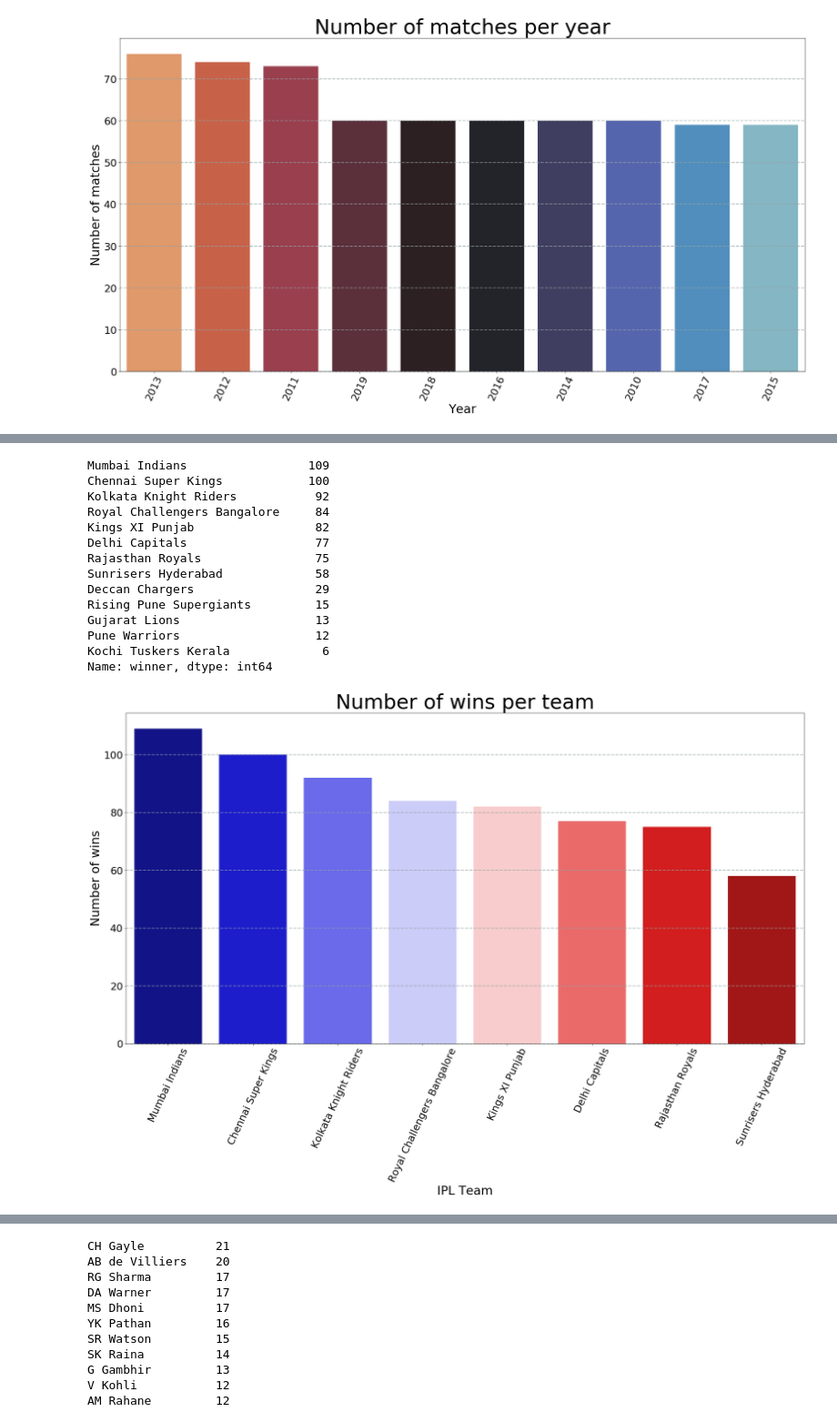
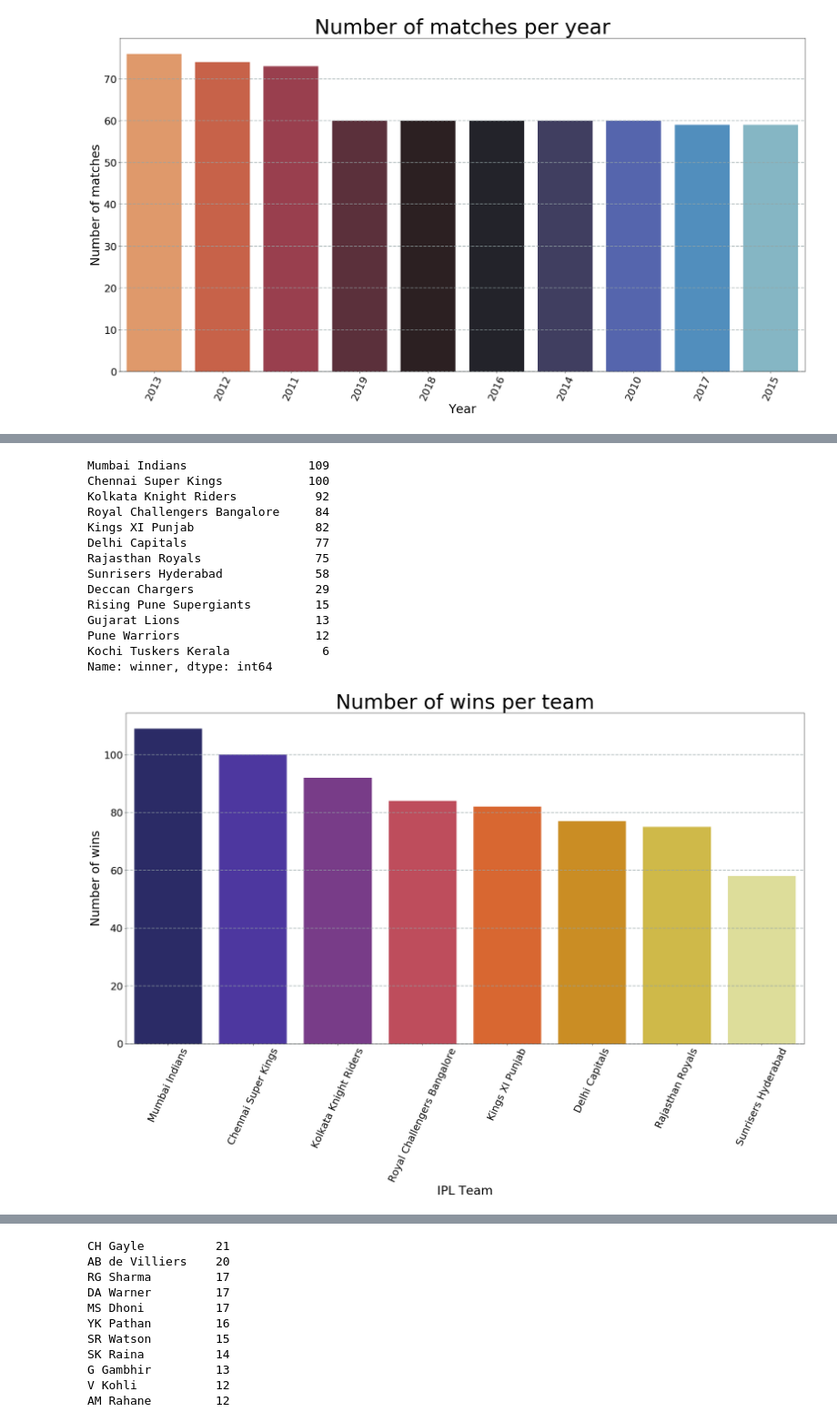
Before and after one commit to Thesavagecoder7784/Statistical-Data-Analysis-With-Pandas, a Jupyter notebook: IPL Stats.ipynb, the cells around one changed output, grey strips where cells are left out. Shown at 91% size. Cells and saved outputs as stored; diff of their text form; code cells hidden in the pictures.

```diff
--- a/IPL Stats.ipynb
+++ b/IPL Stats.ipynb
@@ -47,28 +59,28 @@ Name: season, dtype: int64
 # %%
 b = df['winner'].value_counts()
 sns.countplot(x = 'winner',data = df,
-              palette = 'seismic',
+              palette = 'CMRmap',
               order = df['winner'].value_counts()[:8].index)
 plt.grid(color='#95a5a6', linestyle='--', linewidth=2, axis='y', alpha=0.7)
 plt.xticks(fontsize =25,rotation = 65)
 plt.yticks(fontsize = 25)
 plt.xlabel("IPL Team",fontsize = 30)
 plt.ylabel("Number of wins",fontsize = 30)
 plt.title("Number of wins per team",fontsize = 50)
 print(b)
 # %% [output]
 Mumbai Indians                 109
 Chennai Super Kings            100
 Kolkata Knight Riders           92
 Royal Challengers Bangalore     84
 Kings XI Punjab                 82
 Delhi Capitals                  77
 Rajasthan Royals                75
 Sunrisers Hyderabad             58
 Deccan Chargers                 29
 Rising Pune Supergiants         15
 Gujarat Lions                   13
 Pune Warriors                   12
 Kochi Tuskers Kerala             6
 Name: winner, dtype: int64
-[figure, old version]
+[figure, new version]
```
Also changed, not shown: parts of 9 cells of this notebook.
